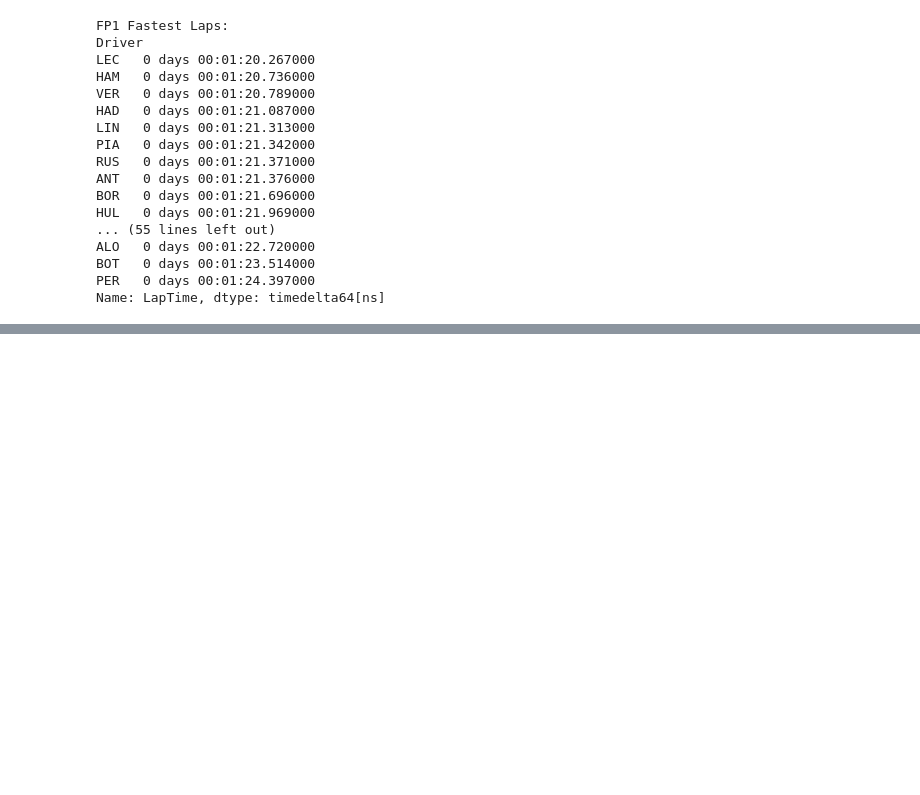
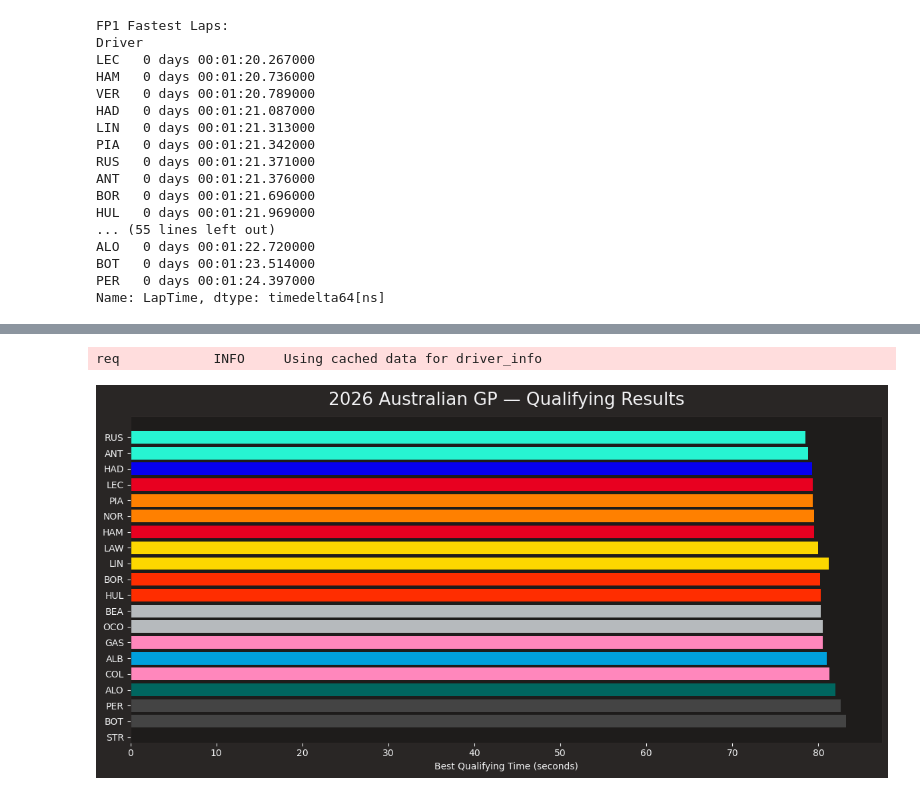
Before and after one commit to moadahir/ML-Projects, a Jupyter notebook: australiangpwinnerpred.ipynb, the cells around one changed output, grey strips where cells are left out. Drawn from its saved outputs; the diff is of its cells as text; code cells hidden in the pictures; blank space fills up the shorter version.

```diff
--- a/australiangpwinnerpred.ipynb
+++ b/australiangpwinnerpred.ipynb
@@ -84,0 +106,19 @@ Name: LapTime, dtype: timedelta64[ns]
+# %%
+quali_results = quali.results[['Abbreviation', 'TeamName', 'Position', 'Q1', 'Q2', 'Q3']].copy()
+quali_results['BestTime'] = quali_results['Q3'].fillna(
+    quali_results['Q2']).fillna(quali_results['Q1'])
+quali_results['BestTimeSec'] = quali_results['BestTime'].dt.total_seconds()
+quali_results = quali_results.sort_values('Position')
+
+plt.figure(figsize=(12, 6))
+colors = [fastf1.plotting.get_driver_color(d, session=quali)
+          for d in quali_results['Abbreviation']]
+plt.barh(quali_results['Abbreviation'][::-1],
+         quali_results['BestTimeSec'][::-1], color=colors[::-1])
+plt.xlabel('Best Qualifying Time (seconds)')
+plt.title('2026 Australian GP — Qualifying Results')
+plt.tight_layout()
+plt.show()
+# %% [output]
+req            INFO     Using cached data for driver_info
+[figure, added]
```
Also changed, not shown: parts of 3 cells of this notebook.
